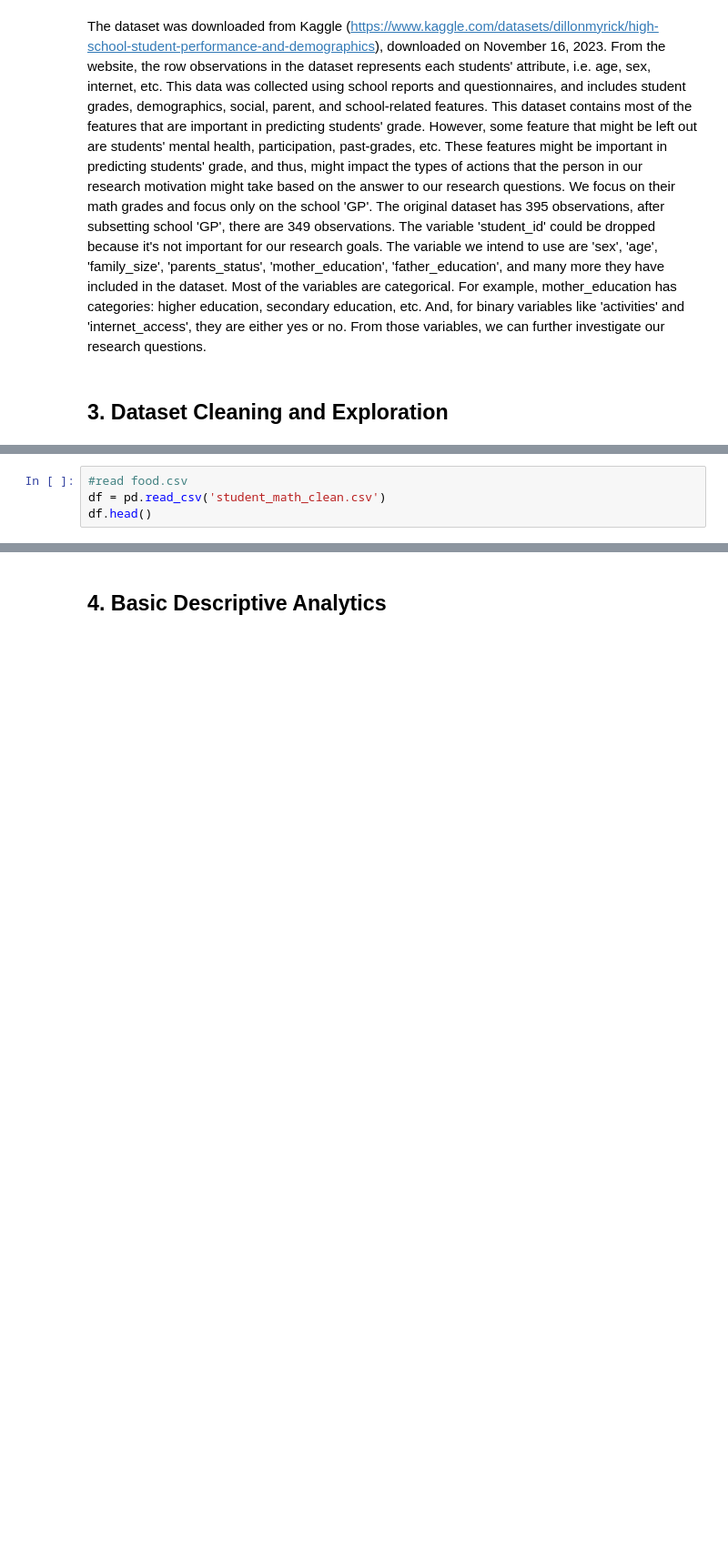
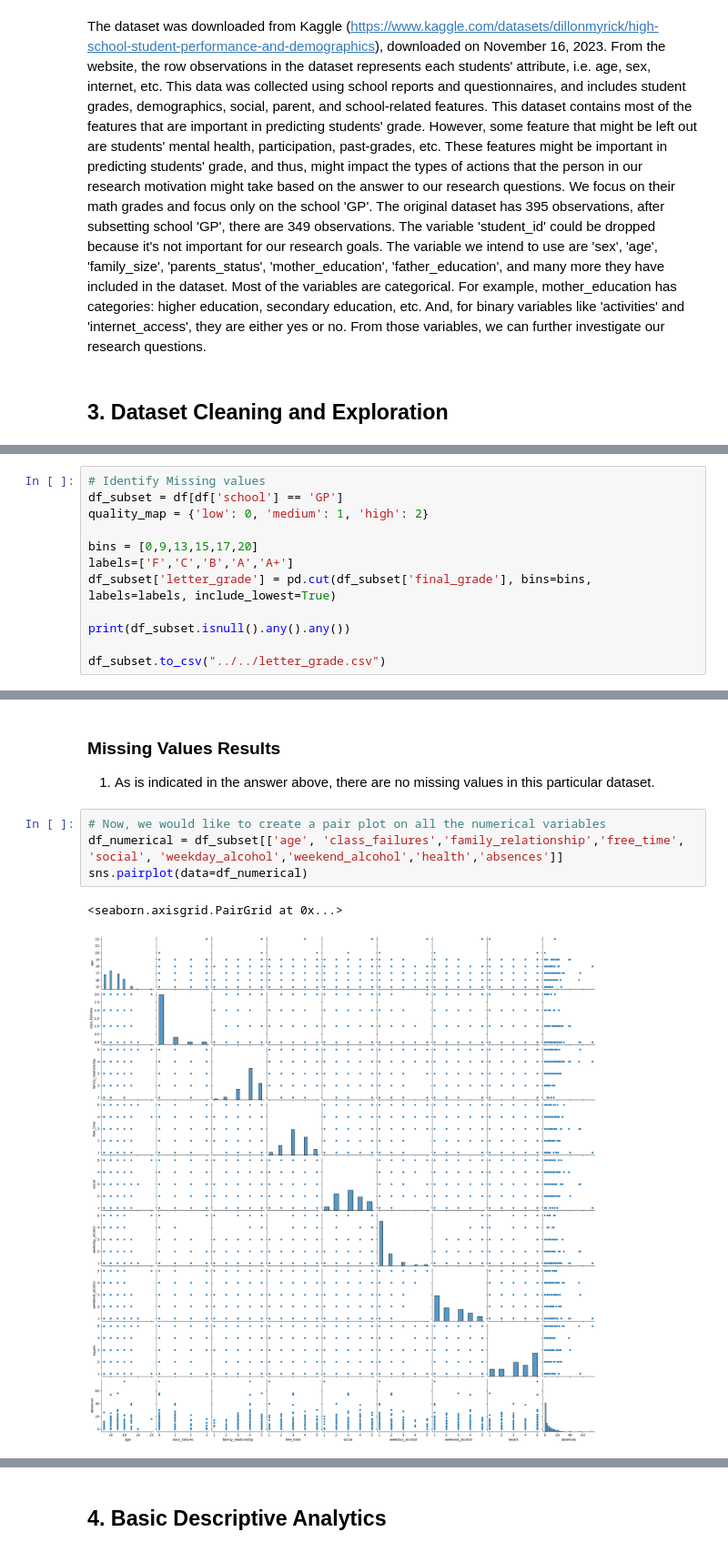
Before and after one commit to agrigortsuk/stat437project, a Jupyter notebook: grade.ipynb, the cells around one changed output, grey strips where cells are left out. Shown at 91% size. Cells and saved outputs as stored; diff of their text form; blank space fills up the shorter version.

Commit message:
combined first 4 parts in grade file

```diff
--- a/grade.ipynb
+++ b/grade.ipynb
@@ -50,4 +44,0 @@ warnings.filterwarnings('ignore')
-# %%
-#read food.csv
-df = pd.read_csv('student_math_clean.csv')
-df.head()
@@ -61,0 +49,12 @@ df.head()
+# %%
+# Identify Missing values
+df_subset = df[df['school'] == 'GP']
+quality_map = {'low': 0, 'medium': 1, 'high': 2}
+
+bins = [0,9,13,15,17,20]
+labels=['F','C','B','A','A+']
+df_subset['letter_grade'] = pd.cut(df_subset['final_grade'], bins=bins, labels=labels, include_lowest=True)
+
+print(df_subset.isnull().any().any())
+
+df_subset.to_csv("../../letter_grade.csv")
@@ -61,0 +68,10 @@ df.head()
+# %% [markdown]
+### Missing Values Results
+1. As is indicated in the answer above, there are no missing values in this particular dataset.
+# %%
+# Now, we would like to create a pair plot on all the numerical variables
+df_numerical = df_subset[['age', 'class_failures','family_relationship','free_time', 'social', 'weekday_alcohol','weekend_alcohol','health','absences']]
+sns.pairplot(data=df_numerical)
+# %% [output]
+<seaborn.axisgrid.PairGrid at 0x...>
+[figure, added]
```
Also changed, not shown: parts of 9 cells of this notebook.
